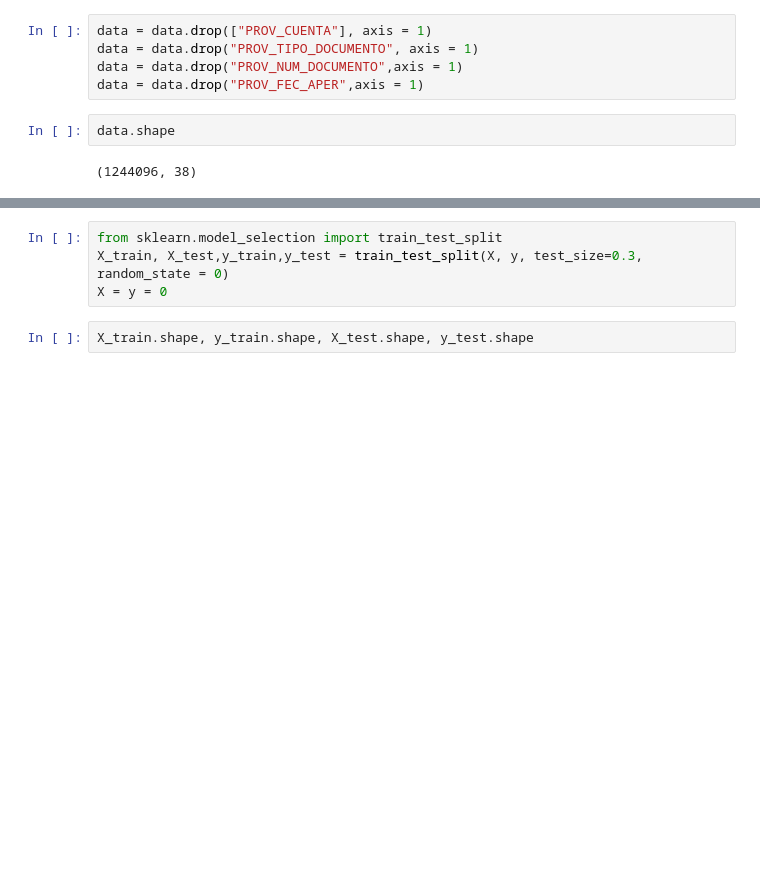
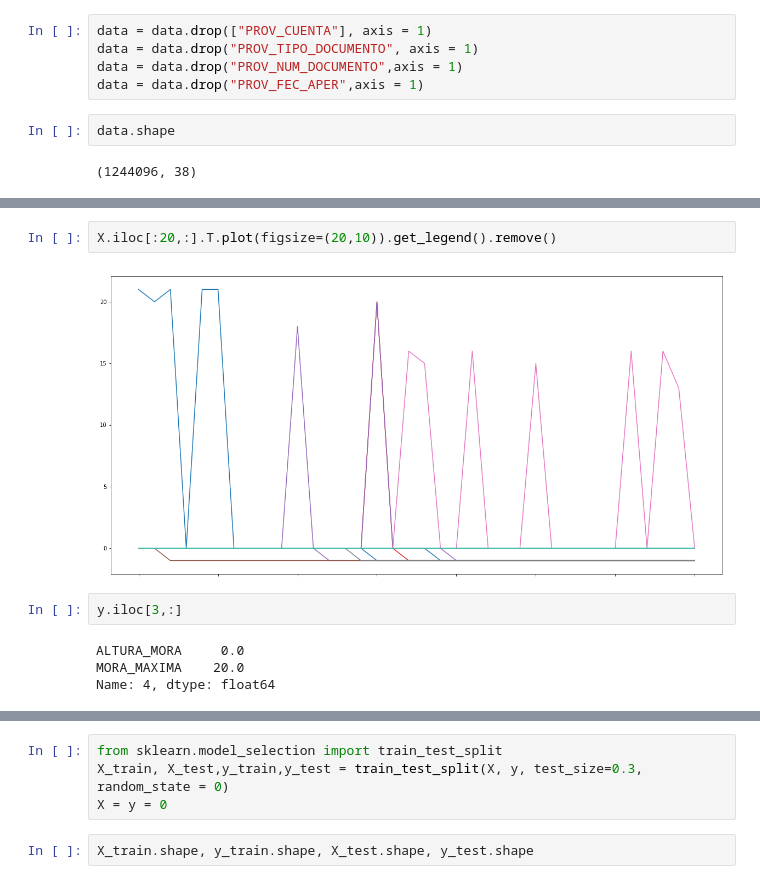
Before and after one commit to luisantonioig/financial_behavior, a Jupyter notebook: Financial Behavior.ipynb, the cells around one changed output, grey strips where cells are left out. Drawn from its saved outputs; the diff is of its cells as text; blank space fills up the shorter version.

```diff
--- a/Financial Behavior.ipynb
+++ b/Financial Behavior.ipynb
@@ -26,0 +31,10 @@ X = data.drop(["ALTURA_MORA", "MORA_MAXIMA"], axis=1)
+# %%
+X.iloc[:20,:].T.plot(figsize=(20,10)).get_legend().remove()
+# %% [output]
+[figure, added]
+# %%
+y.iloc[3,:]
+# %% [output]
+ALTURA_MORA     0.0
+MORA_MAXIMA    20.0
+Name: 4, dtype: float64
```
Also changed, not shown: parts of 14 cells of this notebook.
